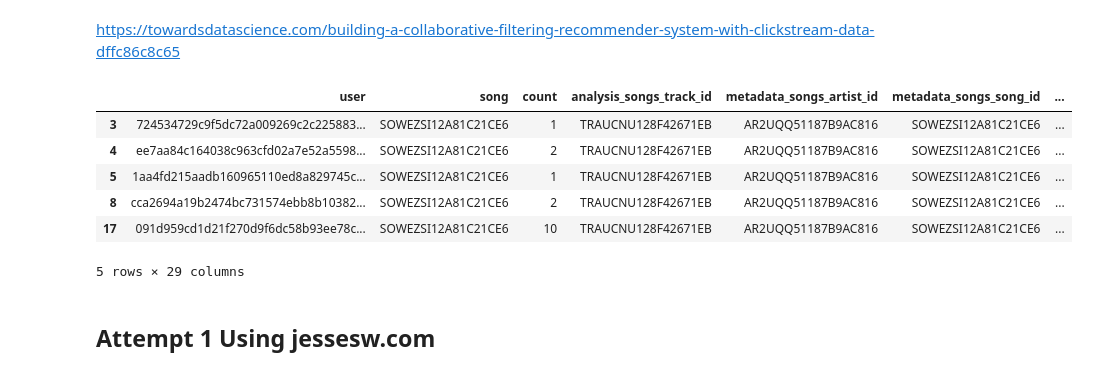
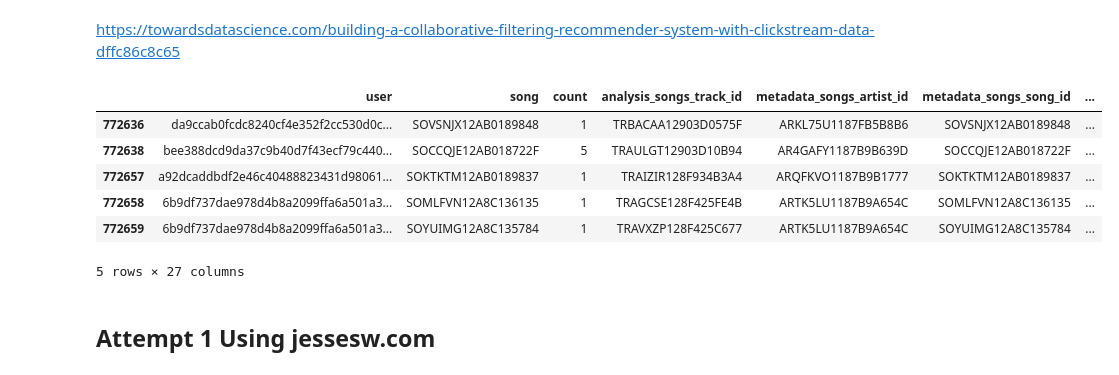
Before and after one commit to skhatri-28/Song-Recommendation-System-Project, a Jupyter notebook: notebooks/Matrix Factorization Model.ipynb, the cells around one changed output. Cells and saved outputs as stored; diff of their text form; code cells hidden in the pictures.

```diff
--- a/notebooks/Matrix Factorization Model.ipynb
+++ b/notebooks/Matrix Factorization Model.ipynb
@@ -23,15 +43,16 @@ https://jessesw.com/Rec-System/
 https://towardsdatascience.com/building-a-collaborative-filtering-recommender-system-with-clickstream-data-dffc86c8c65
 # %%
 master_df = standardized_df[standardized_df.groupby('user').user.transform('count')>4].copy()
-master_df.head()
+#master_df.loc[master_df['user']=="a92dcaddbdf2e46c40488823431d980614ab9c66"]
+master_df.tail()
 # %% [output]
 |  | user | song | count | analysis_songs_track_id | metadata_songs_artist_id | metadata_songs_song_id | ... |
-| 3 | 724534729c9f5dc72a009269c2c225883... | SOWEZSI12A81C21CE6 | 1 | TRAUCNU128F42671EB | AR2UQQ51187B9AC816 | SOWEZSI12A81C21CE6 | ... |
-| 4 | ee7aa84c164038c963cfd02a7e52a5598... | SOWEZSI12A81C21CE6 | 2 | TRAUCNU128F42671EB | AR2UQQ51187B9AC816 | SOWEZSI12A81C21CE6 | ... |
-| 5 | 1aa4fd215aadb160965110ed8a829745c... | SOWEZSI12A81C21CE6 | 1 | TRAUCNU128F42671EB | AR2UQQ51187B9AC816 | SOWEZSI12A81C21CE6 | ... |
-| 8 | cca2694a19b2474bc731574ebb8b10382... | SOWEZSI12A81C21CE6 | 2 | TRAUCNU128F42671EB | AR2UQQ51187B9AC816 | SOWEZSI12A81C21CE6 | ... |
-| 17 | 091d959cd1d21f270d9f6dc58b93ee78c... | SOWEZSI12A81C21CE6 | 10 | TRAUCNU128F42671EB | AR2UQQ51187B9AC816 | SOWEZSI12A81C21CE6 | ... |
+| 772636 | da9ccab0fcdc8240cf4e352f2cc530d0c... | SOVSNJX12AB0189848 | 1 | TRBACAA12903D0575F | ARKL75U1187FB5B8B6 | SOVSNJX12AB0189848 | ... |
+| 772638 | bee388dcd9da37c9b40d7f43ecf79c440... | SOCCQJE12AB018722F | 5 | TRAULGT12903D10B94 | AR4GAFY1187B9B639D | SOCCQJE12AB018722F | ... |
+| 772657 | a92dcaddbdf2e46c40488823431d98061... | SOKTKTM12AB0189837 | 1 | TRAIZIR128F934B3A4 | ARQFKVO1187B9B1777 | SOKTKTM12AB0189837 | ... |
+| 772658 | 6b9df737dae978d4b8a2099ffa6a501a3... | SOMLFVN12A8C136135 | 1 | TRAGCSE128F425FE4B | ARTK5LU1187B9A654C | SOMLFVN12A8C136135 | ... |
+| 772659 | 6b9df737dae978d4b8a2099ffa6a501a3... | SOYUIMG12A8C135784 | 1 | TRAVXZP128F425C677 | ARTK5LU1187B9A654C | SOYUIMG12A8C135784 | ... |
-5 rows × 29 columns
+5 rows × 27 columns
 # %% [markdown]
 ## Attempt 1 Using jessesw.com
 # %%
```
Also changed, not shown: parts of 10 cells of this notebook.
